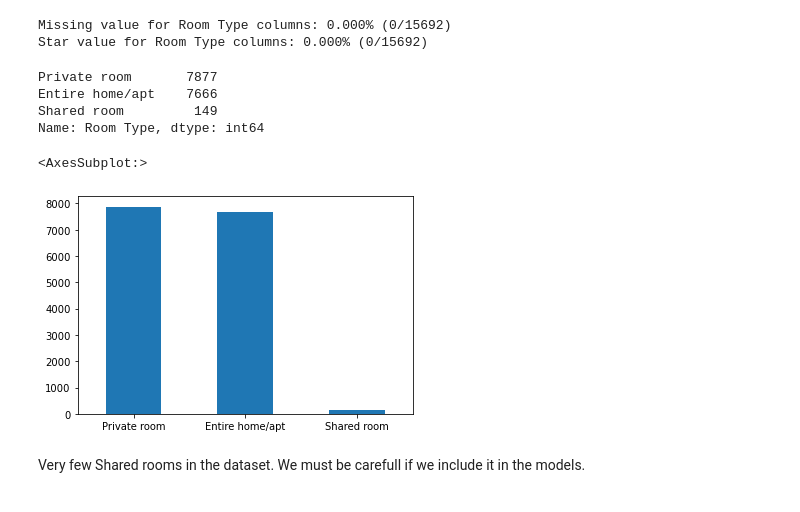
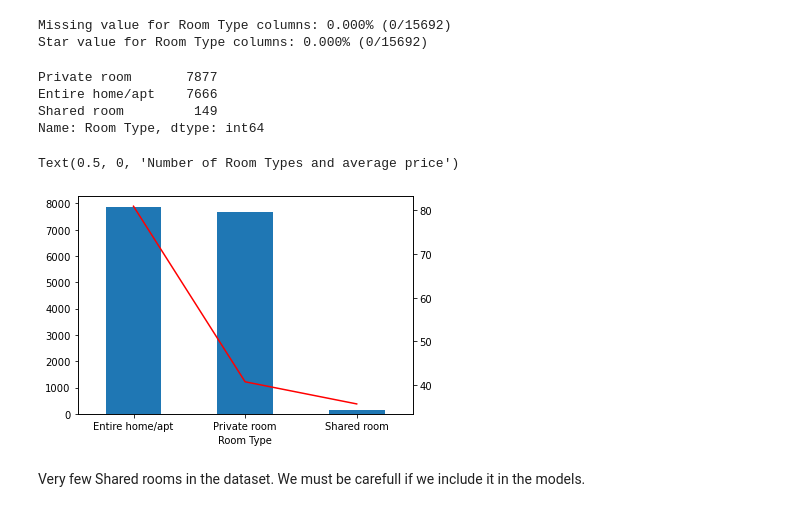
Before and after one commit to flaviendeseure/Airbnb_berlin_price_prediction, a Jupyter notebook: Projet - Airbnb Berlin Price Prediction_REMOTE_17149.ipynb, the cells around one changed output. Cells and saved outputs as stored; diff of their text form; code cells hidden in the pictures.

Commit message:
correlation Room Type

```diff
--- a/Projet - Airbnb Berlin Price Prediction_REMOTE_17149.ipynb
+++ b/Projet - Airbnb Berlin Price Prediction_REMOTE_17149.ipynb
@@ -925,16 +925,24 @@ missing_values_rate_display("Room Type", dataset)
 # %% [output]
 Missing value for Room Type columns: 0.000% (0/15692)
 Star value for Room Type columns: 0.000% (0/15692)
-# %%
-print(dataset["Room Type"].value_counts())
-dataset["Room Type"].value_counts().plot.bar(rot=0)
-# %% [output]
-Private room       7877
-Entire home/apt    7666
-Shared room         149
-Name: Room Type, dtype: int64
-<AxesSubplot:>
-[figure, removed]
+# %%
+#Compute average price by room type
+avg_price_RT = dataset.groupby("Room Type")['Price'].mean();
+
+print(dataset["Room Type"].value_counts())
+
+#Plot Room Types and Price
+fig, ax = plt.subplots()
+dataset["Room Type"].value_counts().plot.bar(rot=0)
+avg_price_RT.plot(ax=ax, style='r-',secondary_y=True)
+plt.xlabel("Number of Room Types and average price")
+# %% [output]
+Private room       7877
+Entire home/apt    7666
+Shared room         149
+Name: Room Type, dtype: int64
+Text(0.5, 0, 'Number of Room Types and average price')
+[figure, added]
 # %% [markdown]
 Very few Shared rooms in the dataset. We must be carefull if we include it in the models.
 # %% [markdown]
```
Also changed, not shown: parts of 3 cells of this notebook.
